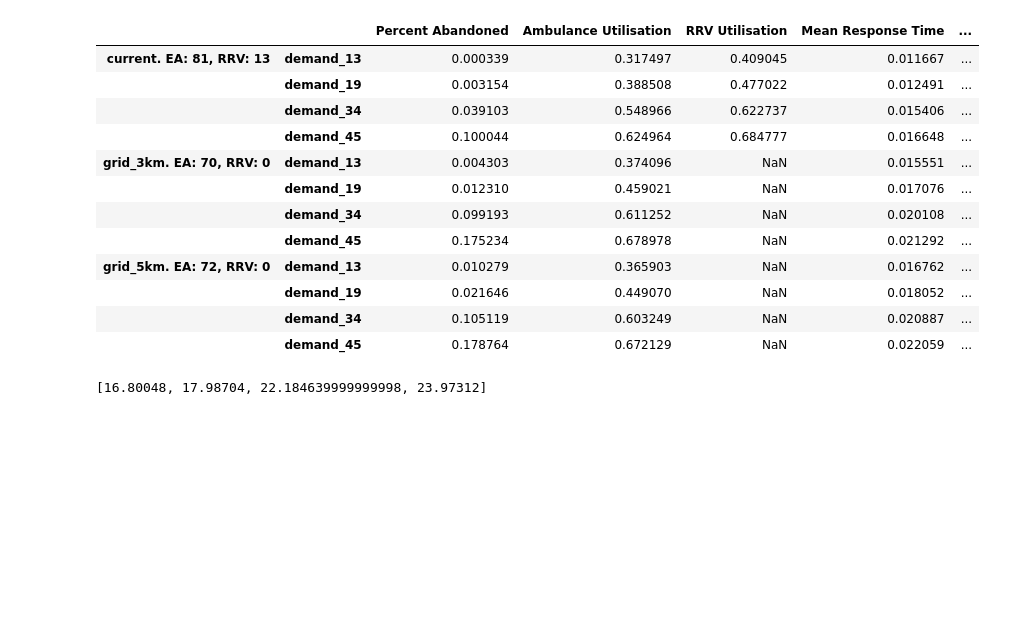
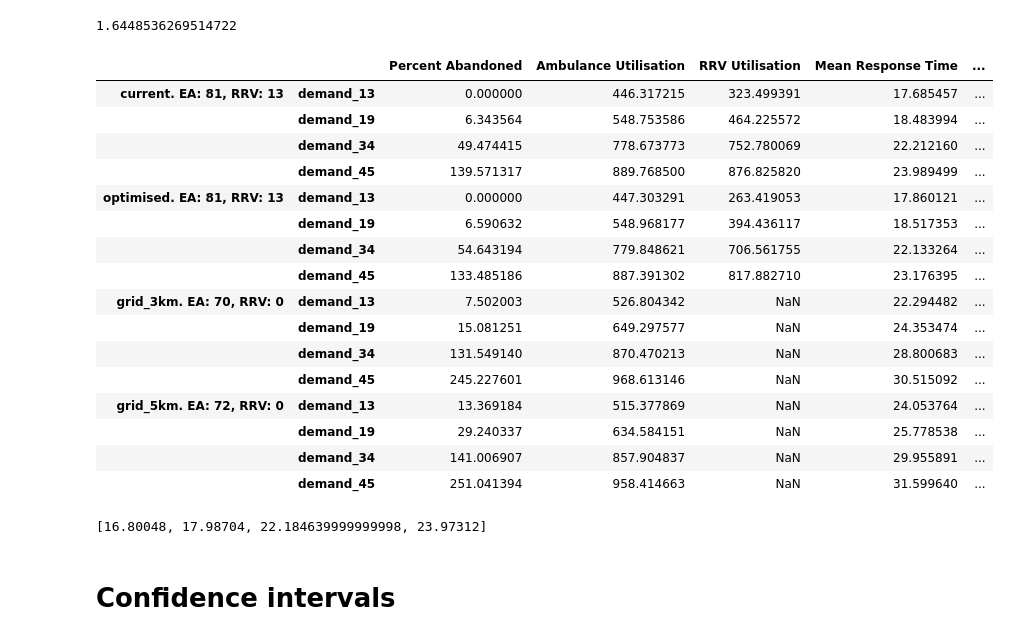
Before and after one commit to MarkTuson/ambulance_simulation, a Jupyter notebook: src/code/analyse_current_and_grids.ipynb, the cells around one changed output. Saved outputs shown, nothing was run; the diff lists cells and outputs as text; code cells hidden in the pictures; blank space fills up the shorter version.

Commit message:
find confidence intervals over the trials

```diff
--- a/src/code/analyse_current_and_grids.ipynb
+++ b/src/code/analyse_current_and_grids.ipynb
@@ -14,6 +15,11 @@ current_13 = pd.read_csv('../results/results_summary_demand=13_posts=original_al
 current_19 = pd.read_csv('../results/results_summary_demand=19_posts=original_allocation=current_year=2019.csv')
 current_34 = pd.read_csv('../results/results_summary_demand=34_posts=original_allocation=current_year=2019.csv')
 current_45 = pd.read_csv('../results/results_summary_demand=45_posts=original_allocation=current_year=2019.csv')
+
+optimised_13 = pd.read_csv('../results/results_summary_demand=13_posts=original_allocation=demand_13_current_current_year=2019.csv')
+optimised_19 = pd.read_csv('../results/results_summary_demand=19_posts=original_allocation=demand_19_current_current_year=2019.csv')
+optimised_34 = pd.read_csv('../results/results_summary_demand=34_posts=original_allocation=demand_34_current_current_year=2019.csv')
+optimised_45 = pd.read_csv('../results/results_summary_demand=45_posts=original_allocation=demand_45_current_current_year=2019.csv')
 
 grid3km_13 = pd.read_csv('../results/results_summary_demand=13_posts=grid_3km_allocation=grid_3km_year=2019.csv')
 grid3km_19 = pd.read_csv('../results/results_summary_demand=19_posts=grid_3km_allocation=grid_3km_year=2019.csv')
@@ -24,29 +30,48 @@ grid5km_13 = pd.read_csv('../results/results_summary_demand=13_posts=grid_5km_al
 grid5km_19 = pd.read_csv('../results/results_summary_demand=19_posts=grid_5km_allocation=grid_5km_year=2019.csv')
 grid5km_34 = pd.read_csv('../results/results_summary_demand=34_posts=grid_5km_allocation=grid_5km_year=2019.csv')
 grid5km_45 = pd.read_csv('../results/results_summary_demand=45_posts=grid_5km_allocation=grid_5km_year=2019.csv')
+# %%
+scipy.stats.norm.ppf(1 - (0.1 / 2))
+# %% [output]
+1.6448536269514722
 # %%
 current = pd.concat([current_13.mean(), current_19.mean(), current_34.mean(), current_45.mean()], axis=1, keys=['demand_13', 'demand_19', 'demand_34', 'demand_45']).drop('Trial').T
+optimised = pd.concat([optimised_13.mean(), optimised_19.mean(), optimised_34.mean(), optimised_45.mean()], axis=1, keys=['demand_13', 'demand_19', 'demand_34', 'demand_45']).drop('Trial').T
 grid3km = pd.concat([grid3km_13.mean(), grid3km_19.mean(), grid3km_34.mean(), grid3km_45.mean()], axis=1, keys=['demand_13', 'demand_19', 'demand_34', 'demand_45']).drop('Trial').T
 grid5km = pd.concat([grid5km_13.mean(), grid5km_19.mean(), grid5km_34.mean(), grid5km_45.mean()], axis=1, keys=['demand_13', 'demand_19', 'demand_34', 'demand_45']).drop('Trial').T
 # %%
-full_results = pd.concat([current, grid3km, grid5km], keys=[f'current. EA: {current_ea}, RRV: {current_rrv}', f'grid_3km. EA: {grid3km_ea}, RRV: {grid3km_rrv}', f'grid_5km. EA: {grid5km_ea}, RRV: {grid5km_rrv}'])
+full_results = pd.concat(
+    [current, optimised, grid3km, grid5km],
+    keys=[
+        f'current. EA: {current_ea}, RRV: {current_rrv}',
+        f'optimised. EA: {current_ea}, RRV: {current_rrv}',
+        f'grid_3km. EA: {grid3km_ea}, RRV: {grid3km_rrv}',
+        f'grid_5km. EA: {grid5km_ea}, RRV: {grid5km_rrv}'
+    ]
+)
 # %%
-full_results
+full_results * 1440
 # %% [output]
 |  |  | Percent Abandoned | Ambulance Utilisation | RRV Utilisation | Mean Response Time | ... |
-| current. EA: 81, RRV: 13 | demand_13 | 0.000339 | 0.317497 | 0.409045 | 0.011667 | ... |
-|  | demand_19 | 0.003154 | 0.388508 | 0.477022 | 0.012491 | ... |
-|  | demand_34 | 0.039103 | 0.548966 | 0.622737 | 0.015406 | ... |
-|  | demand_45 | 0.100044 | 0.624964 | 0.684777 | 0.016648 | ... |
-| grid_3km. EA: 70, RRV: 0 | demand_13 | 0.004303 | 0.374096 | NaN | 0.015551 | ... |
-|  | demand_19 | 0.012310 | 0.459021 | NaN | 0.017076 | ... |
-|  | demand_34 | 0.099193 | 0.611252 | NaN | 0.020108 | ... |
-|  | demand_45 | 0.175234 | 0.678978 | NaN | 0.021292 | ... |
-| grid_5km. EA: 72, RRV: 0 | demand_13 | 0.010279 | 0.365903 | NaN | 0.016762 | ... |
-|  | demand_19 | 0.021646 | 0.449070 | NaN | 0.018052 | ... |
-|  | demand_34 | 0.105119 | 0.603249 | NaN | 0.020887 | ... |
-|  | demand_45 | 0.178764 | 0.672129 | NaN | 0.022059 | ... |
+| current. EA: 81, RRV: 13 | demand_13 | 0.000000 | 446.317215 | 323.499391 | 17.685457 | ... |
+|  | demand_19 | 6.343564 | 548.753586 | 464.225572 | 18.483994 | ... |
+|  | demand_34 | 49.474415 | 778.673773 | 752.780069 | 22.212160 | ... |
+|  | demand_45 | 139.571317 | 889.768500 | 876.825820 | 23.989499 | ... |
+| optimised. EA: 81, RRV: 13 | demand_13 | 0.000000 | 447.303291 | 263.419053 | 17.860121 | ... |
+|  | demand_19 | 6.590632 | 548.968177 | 394.436117 | 18.517353 | ... |
+|  | demand_34 | 54.643194 | 779.848621 | 706.561755 | 22.133264 | ... |
+|  | demand_45 | 133.485186 | 887.391302 | 817.882710 | 23.176395 | ... |
+| grid_3km. EA: 70, RRV: 0 | demand_13 | 7.502003 | 526.804342 | NaN | 22.294482 | ... |
+|  | demand_19 | 15.081251 | 649.297577 | NaN | 24.353474 | ... |
+|  | demand_34 | 131.549140 | 870.470213 | NaN | 28.800683 | ... |
+|  | demand_45 | 245.227601 | 968.613146 | NaN | 30.515092 | ... |
+| grid_5km. EA: 72, RRV: 0 | demand_13 | 13.369184 | 515.377869 | NaN | 24.053764 | ... |
+|  | demand_19 | 29.240337 | 634.584151 | NaN | 25.778538 | ... |
+|  | demand_34 | 141.006907 | 857.904837 | NaN | 29.955891 | ... |
+|  | demand_45 | 251.041394 | 958.414663 | NaN | 31.599640 | ... |
 # %%
 [i * 24 * 60 for i in [0.011667, 0.012491, 0.015406, 0.016648]]
 # %% [output]
 [16.80048, 17.98704, 22.184639999999998, 23.97312]
+# %% [markdown]
+# Confidence intervals
```
Also changed, not shown: parts of 5 cells of this notebook, 5 other files.
